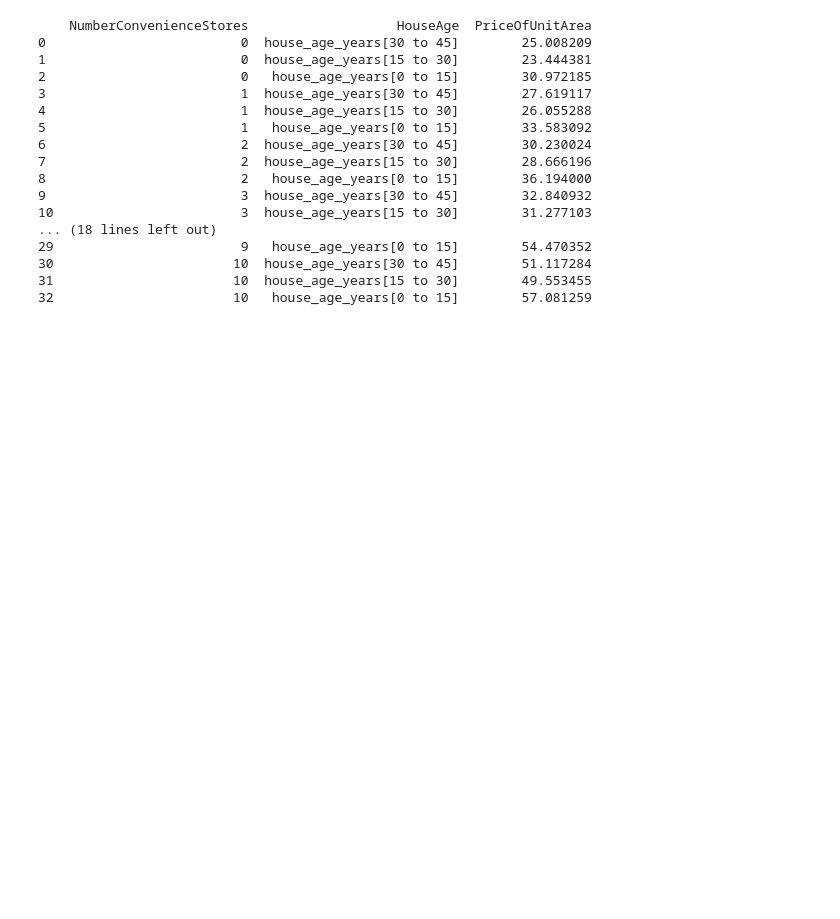
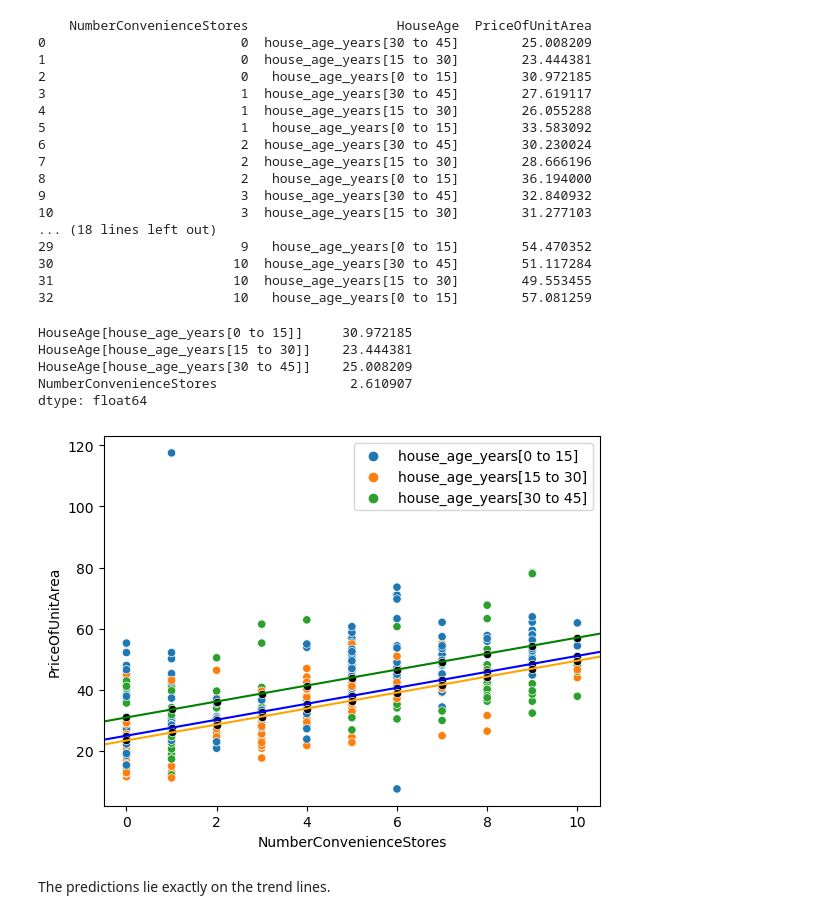
Before and after one commit to saalssall/Statistics_In_Python, a Jupyter notebook: Regression_statsmodel_2.ipynb, the cells around one changed output. Drawn from its saved outputs; the diff is of its cells as text; code cells hidden in the pictures; blank space fills up the shorter version.

Commit message:
Visualize parallel slope model predictions

```diff
--- a/Regression_statsmodel_2.ipynb
+++ b/Regression_statsmodel_2.ipynb
@@ -186,3 +186,42 @@ print(prediction_data)
 30                       10  house_age_years[30 to 45]        51.117284
 31                       10  house_age_years[15 to 30]        49.553455
 32                       10   house_age_years[0 to 15]        57.081259
+# %%
+# Extract the model coefficients, coeffs
+coeffs = mdl_price_vs_both.params
+
+# Print coeffs
+print(coeffs)
+
+# Assign each of the coeffs
+ic_0_15, ic_15_30, ic_30_45, slope  = coeffs
+# %% [output]
+HouseAge[house_age_years[0 to 15]]     30.972185
+HouseAge[house_age_years[15 to 30]]    23.444381
+HouseAge[house_age_years[30 to 45]]    25.008209
+NumberConvenienceStores                 2.610907
+dtype: float64
+# %%
+# Extract the model coefficients, coeffs
+coeffs = mdl_price_vs_both.params
+
+# Assign each of the coeffs
+ic_0_15, ic_15_30, ic_30_45, slope = coeffs
+
+# Create the parallel slopes plot
+plt.axline(xy1=(0, ic_0_15), slope=slope, color="green")
+plt.axline(xy1=(0, ic_15_30), slope=slope, color="orange")
+plt.axline(xy1=(0, ic_30_45), slope=slope, color="blue")
+sns.scatterplot(x="NumberConvenienceStores",
+                y="PriceOfUnitArea",
+                hue="HouseAge",
+                data=taiwan_df)
+
+# Add the predictions in black
+sns.scatterplot(x = 'NumberConvenienceStores', y = 'PriceOfUnitArea', data = prediction_data, color = 'black')
+
+plt.show()
+# %% [output]
+[figure, added]
+# %% [markdown]
+The predictions lie exactly on the trend lines.
```
